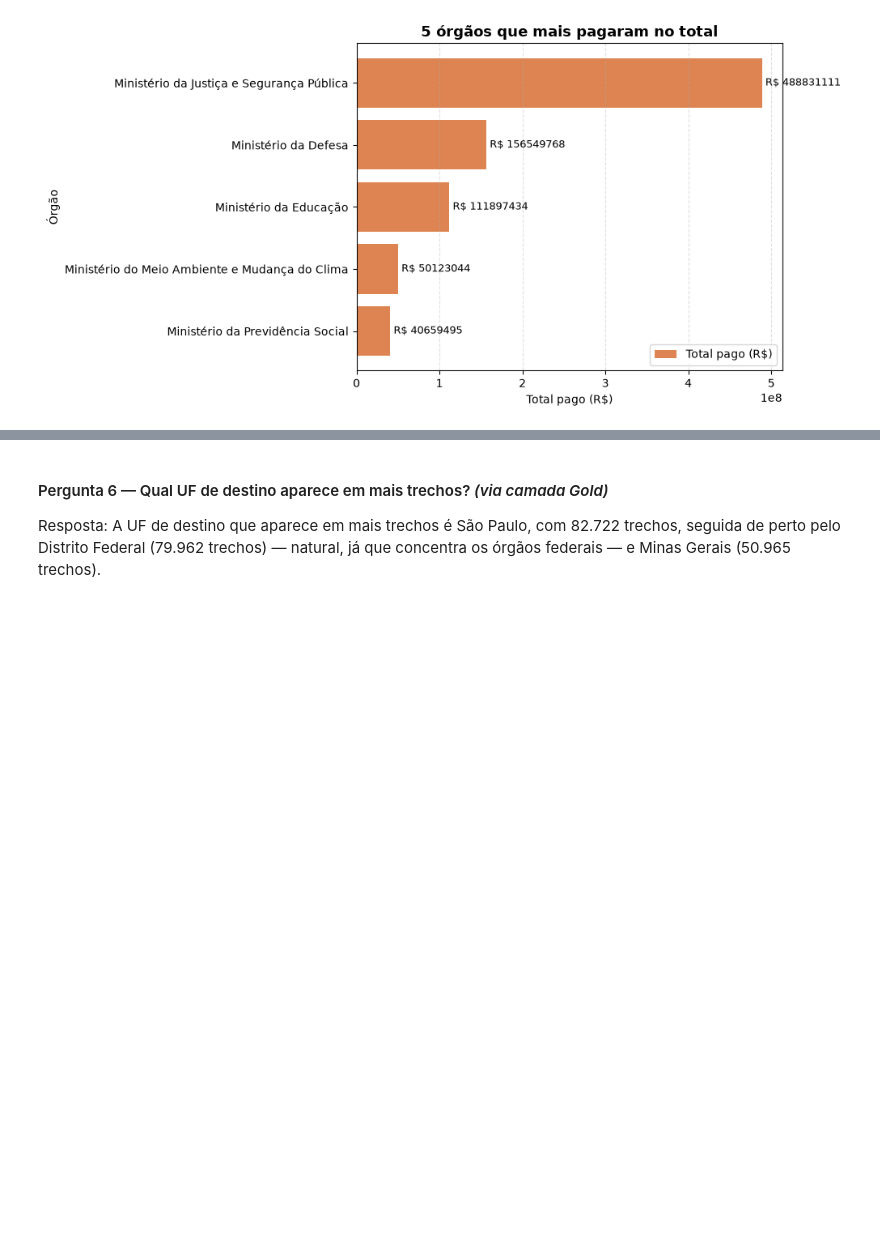
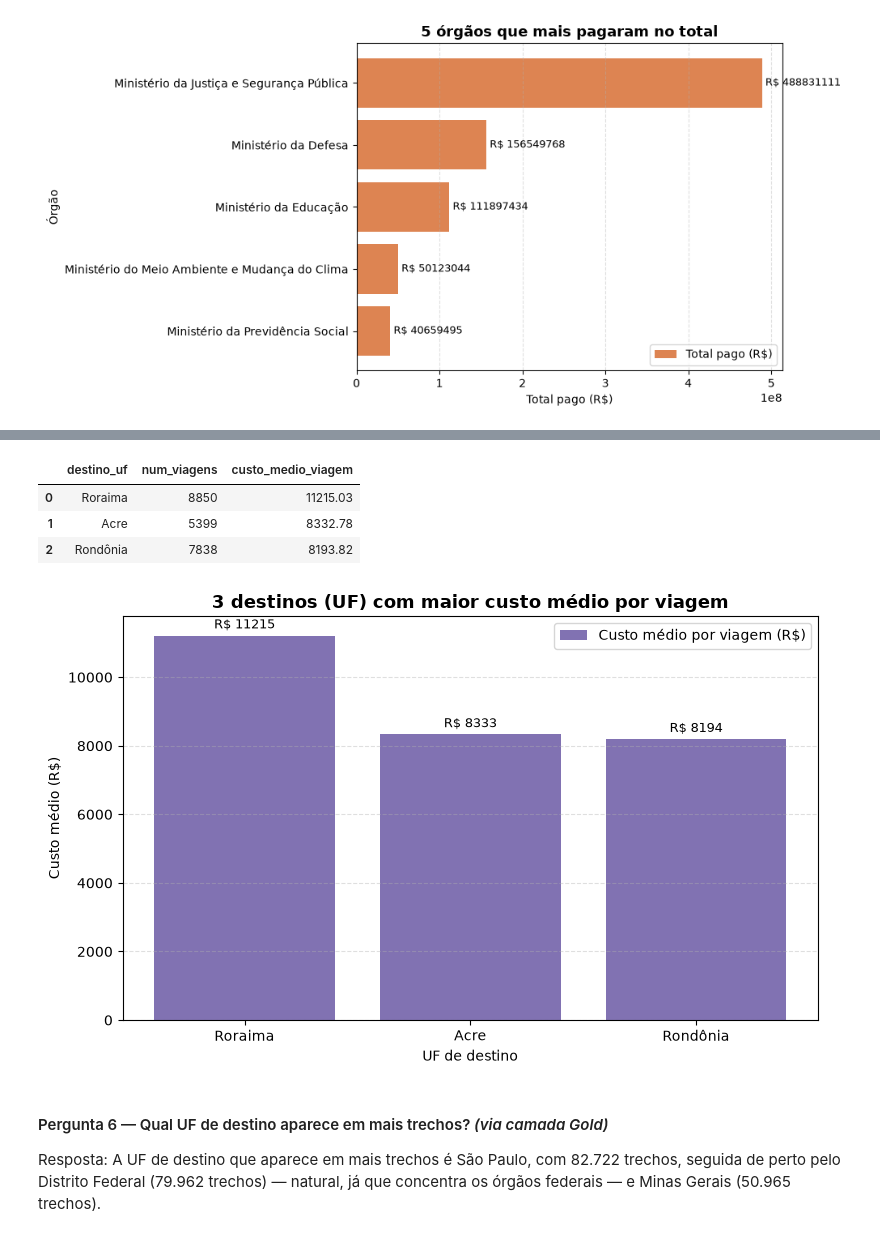
Before and after one commit to alen221188/modulo_1_projeto_avaliativo, a Jupyter notebook: analysis/3_analise.ipynb, the cells around one changed output, grey strips where cells are left out. Cells and saved outputs as stored; diff of their text form; code cells hidden in the pictures; blank space fills up the shorter version.

```diff
--- a/analysis/3_analise.ipynb
+++ b/analysis/3_analise.ipynb
@@ -345,3 +355,30 @@ plt.show()
+# %%
+df_p2 = consultar("""
+    SELECT destino_uf, num_viagens, custo_medio_viagem
+    FROM gold_destino
+    ORDER BY custo_medio_viagem DESC
+    LIMIT 3
+""")
+df_p2
+# %% [output]
+|  | destino_uf | num_viagens | custo_medio_viagem |
+| 0 | Roraima | 8850 | 11215.03 |
+| 1 | Acre | 5399 | 8332.78 |
+| 2 | Rondônia | 7838 | 8193.82 |
+# %%
+fig, ax = plt.subplots(figsize=(8, 5))
+barras = ax.bar(df_p2["destino_uf"], df_p2["custo_medio_viagem"], color="#8172B2",
+                 label="Custo médio por viagem (R$)")
+ax.set_title("3 destinos (UF) com maior custo médio por viagem", fontsize=13, fontweight="bold")
+ax.set_xlabel("UF de destino")
+ax.set_ylabel("Custo médio (R$)")
+ax.bar_label(barras, padding=3, fontsize=9, fmt="R$ %.0f")
+ax.legend(loc="upper right")
+ax.grid(axis="y", linestyle="--", alpha=0.4)
+plt.tight_layout()
+plt.show()
+# %% [output]
+[figure, added]
 # %% [markdown]
 #### Pergunta 6 — Qual UF de destino aparece em mais trechos? *(via camada Gold)*
 
```
Also changed, not shown: parts of 5 cells of this notebook.
